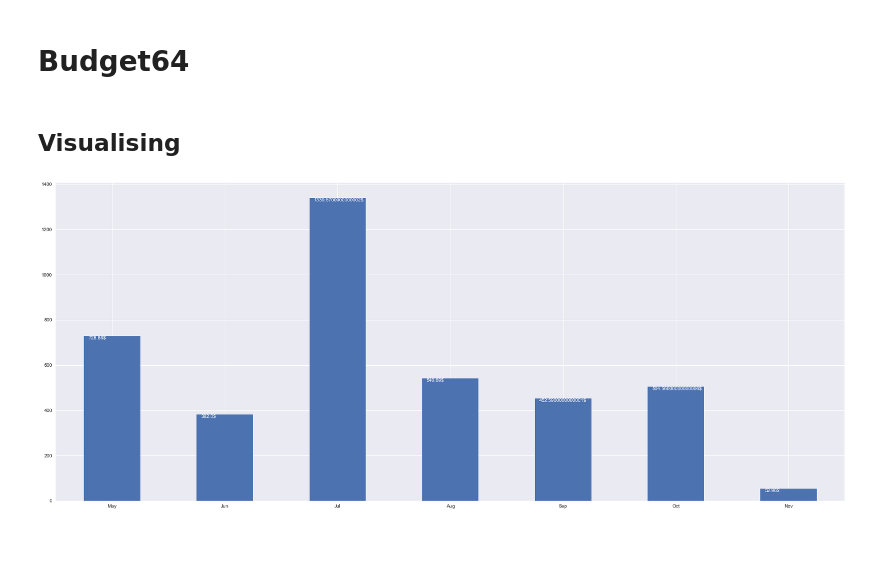
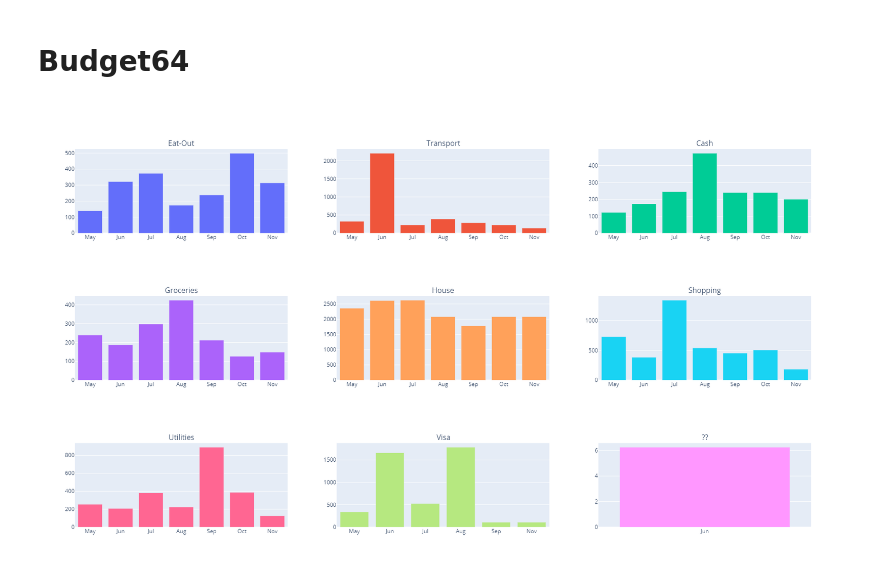
Before and after one commit to dakenblack/Budget64, a Jupyter notebook: Budgeting.ipynb, the cells around one changed output. Cells and saved outputs as stored; diff of their text form; code cells hidden in the pictures; blank space fills up the shorter version.

```diff
--- a/Budgeting.ipynb
+++ b/Budgeting.ipynb
@@ -1,7 +1,5 @@
 # %% [markdown]
 # Budget64
-# %% [markdown]
-## Visualising
 # %%
 import pandas as pd
 import numpy as np
@@ -18,18 +16,39 @@ from numpy.core.defchararray import add as npStrAdd
 tdata = pd.read_pickle('Transaction.pkl')
 bdata = pd.read_pickle('Budget.pkl')
 months = np.array(['', 'Jan', 'Feb', 'Mar', 'Apr', 'May', 'Jun', 'Jul', 'Aug', 'Sep', 'Oct', 'Nov', 'Dec'])
+# %%
+cats = tdata['Category'].unique().tolist()
+year = 2019
+
+fig, ax = px.subplots(3, 3, subplot_titles=cats, height=1000)
+
+for i, cat in enumerate(cats):
+    mask = (tdata['Date'].dt.year == year) & (tdata['Category'] == cat)
+    df = tdata[mask]
+    grouped = df.groupby(by=df['Date'].dt.month)['Amt'].sum()
+
+    labels = months[grouped.index]
+    values = grouped.values
+
+    ax[i // 3][i % 3].bar(values=values, labels=labels)
+
+fig.show()
+# %% [output]
+[figure, added]
 # %%
-cat = 'Shopping'
+cat = 'Eat-Out'
 year = 2019
 
 mask = (tdata['Date'].dt.year == year) & (tdata['Category'] == cat)
 df = tdata[mask]
 grouped = df.groupby(by=df['Date'].dt.month)['Amt'].sum()
-grouped.index = pd.CategoricalIndex(months[grouped.index])
 
-fig, ax = plt.subplots(figsize=(29,12))
-ax = grouped.plot.bar(x='Date', y='Amt', rot=0)
-for p in ax.patches:
-    ax.annotate(str(p.get_height()) + '$', (p.get_x()+0.04, p.get_height() - 15), c='white')
+labels = months[grouped.index]
+values = grouped.values
+
+fig, ax = px.subplots(1, 1)
+ax[0][0].bar(values=values, labels=labels)
+ax[0][0].set(title='{} Comparison'.format(cat))
+
+# Ignoring for now
+# fig.show()
-# %% [output]
-[figure, removed]
```
Also changed, not shown: parts of 3 cells of this notebook, 2 other files.
